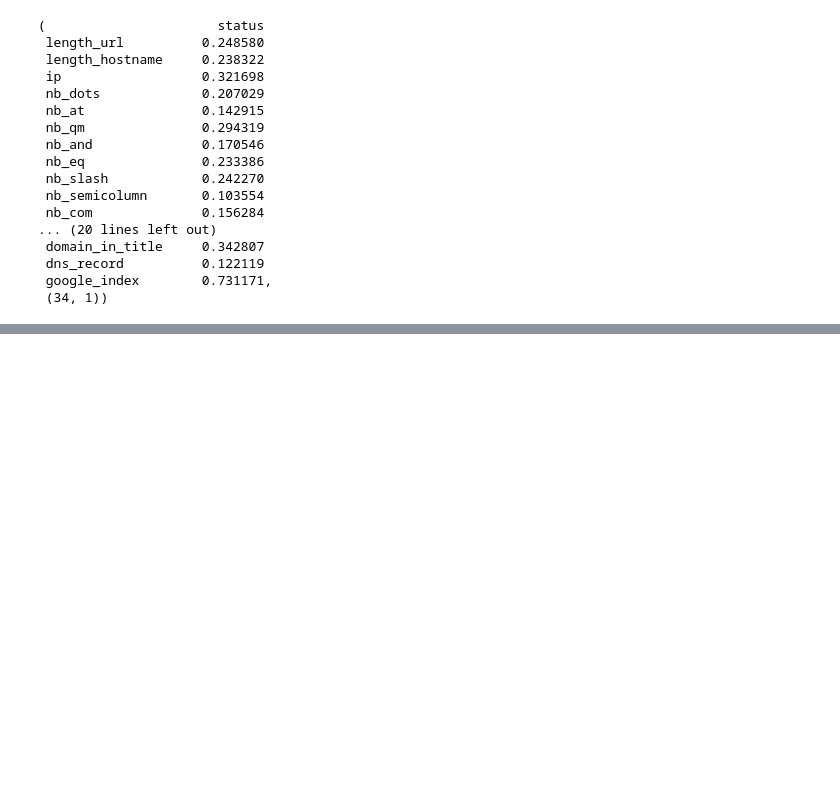
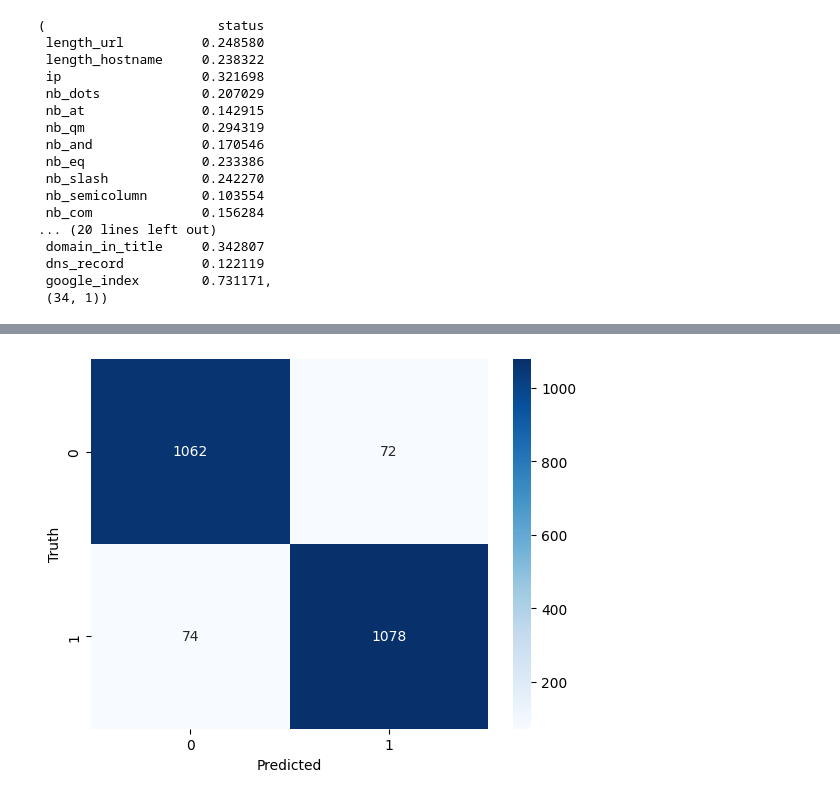
Before and after one commit to yitai-cheng/ELEC0138_Project, a Jupyter notebook: phishing_attack/MLP_phishing.ipynb, the cells around one changed output, grey strips where cells are left out. Cells and saved outputs as stored; diff of their text form; code cells hidden in the pictures; blank space fills up the shorter version.

```diff
--- a/phishing_attack/MLP_phishing.ipynb
+++ b/phishing_attack/MLP_phishing.ipynb
@@ -144,0 +282,12 @@ df_features, df_features.shape
+# %%
+#print the confusion matrix accuracy, precision, recall and f1 score for the model
+
+from sklearn.metrics import classification_report, confusion_matrix, accuracy_score, precision_score, recall_score, f1_score
+
+predictions = mlp.predict(X_test)
+print(confusion_matrix(y_test,predictions))
+print(classification_report(y_test,predictions))
+print("Accuracy: ", accuracy_score(y_test, predictions))
+print("Precision: ", precision_score(y_test, predictions))
+print("Recall: ", recall_score(y_test, predictions))
+print("F1 score: ", f1_score(y_test, predictions))
@@ -144,0 +330,10 @@ df_features, df_features.shape
+# %%
+#plot the heat map of the confusion matrix
+
+cm = confusion_matrix(y_test, predictions)
+sns.heatmap(cm, annot=True, fmt='d', cmap='Blues')
+plt.xlabel('Predicted')
+plt.ylabel('Truth')
+plt.show()
+# %% [output]
+[figure, added]
```
Also changed, not shown: parts of 14 cells of this notebook, 1 other file.
